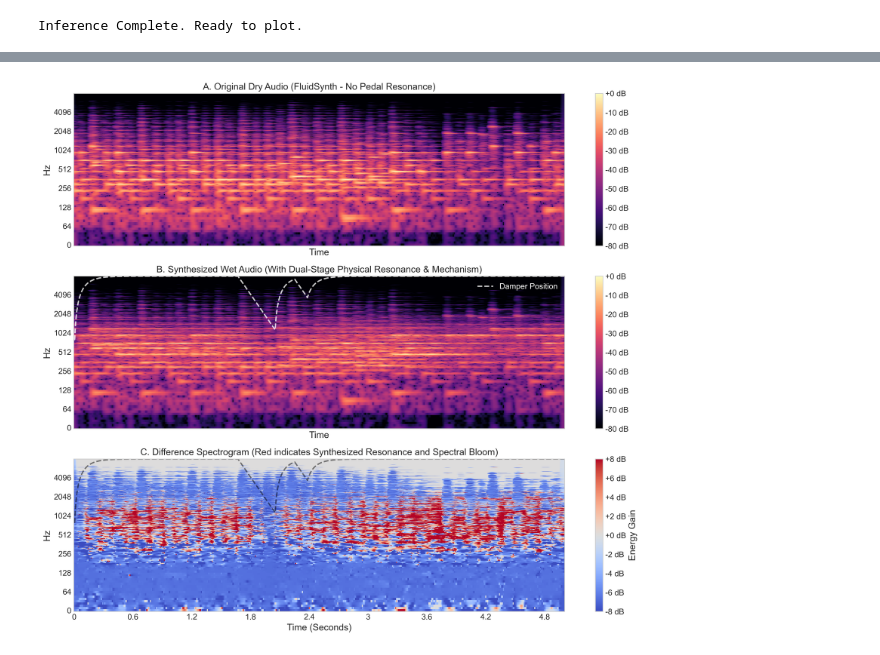
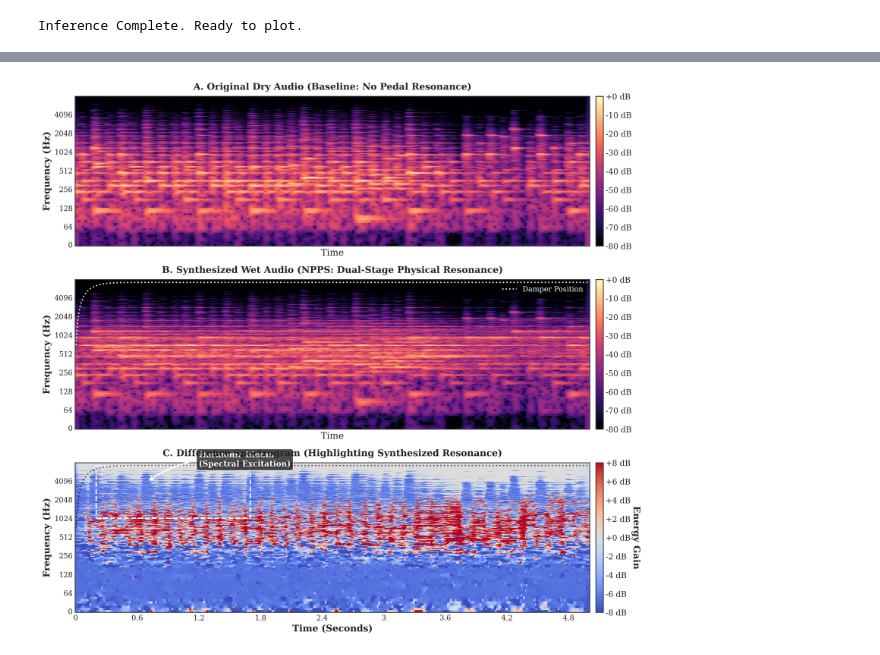
Before and after one commit to xiaofei1412/My-Neuro-Physical-Piano, a Jupyter notebook: notebooks/generate_paper_figures.ipynb, the cells around one changed output, grey strips where cells are left out. Saved outputs shown, nothing was run; the diff lists cells and outputs as text; code cells hidden in the pictures.

```diff
--- a/notebooks/generate_paper_figures.ipynb
+++ b/notebooks/generate_paper_figures.ipynb
@@ -7,11 +7,12 @@ import numpy as np
 import librosa
 import librosa.display
 import matplotlib.pyplot as plt
+import matplotlib.patches as patches
 import soundfile as sf
 import yaml
-from matplotlib.colors import LinearSegmentedColormap
+from mpl_toolkits.axes_grid1.inset_locator import mark_inset
 
-# Setup project root (adjust if your notebook is inside a 'notebooks' folder)
+# Setup project root
 if os.path.basename(os.getcwd()) == 'notebooks':
     PROJECT_ROOT = os.path.dirname(os.getcwd())
 else:
@@ -21,14 +22,17 @@ sys.path.append(PROJECT_ROOT)
 from src.dataset import MaestroDataset
 from src.models import PedalNet, PedalMechanism, AcousticModel
 
-# Set plot style for publication
+# Publication-Ready Style
 plt.style.use('seaborn-v0_8-whitegrid')
 plt.rcParams.update({
+    'font.family': 'serif',
     'font.size': 12,
     'axes.labelsize': 14,
-    'axes.titlesize': 16,
-    'legend.fontsize': 12,
-    'figure.dpi': 300 # High resolution for paper
+    'axes.titlesize': 15,
+    'legend.fontsize': 11,
+    'figure.dpi': 300,
+    'axes.edgecolor': '#333333',
+    'axes.linewidth': 1.2
 })
 
 device = torch.device('cuda' if torch.cuda.is_available() else 'cpu')
@@ -162,46 +191,65 @@ plt.show()
 # %%
-# --- Cell 5: Figure 2 - Spectral Bloom and Acoustic Synthesis ---
+# --- Cell 5: Figure 2 - Spectral Bloom and Acoustic Synthesis (With Bounding Boxes) ---
 fig, axes = plt.subplots(3, 1, figsize=(14, 12), sharex=True)
 
 n_fft = 2048
 hop_length = 160
 sr = 16000
 
-# 1. Calculate Spectrograms
+# Calculate Spectrograms
 D_dry = librosa.amplitude_to_db(np.abs(librosa.stft(audio_dry_np, n_fft=n_fft, hop_length=hop_length)), ref=np.max)
 D_wet = librosa.amplitude_to_db(np.abs(librosa.stft(audio_wet_np, n_fft=n_fft, hop_length=hop_length)), ref=np.max)
-
-# Calculate difference
 min_len = min(D_dry.shape[1], D_wet.shape[1])
 D_diff = D_wet[:, :min_len] - D_dry[:, :min_len]
 
 # Plot A: Dry Audio
 ax1 = axes[0]
 img1 = librosa.display.specshow(D_dry, y_axis='log', x_axis='time', sr=sr, hop_length=hop_length, ax=ax1, cmap='magma')
-ax1.set_title("A. Original Dry Audio (FluidSynth - No Pedal Resonance)", fontsize=14)
-fig.colorbar(img1, ax=ax1, format="%+2.0f dB")
+ax1.set_title("A. Original Dry Audio (Baseline: No Pedal Resonance)", fontsize=14, fontweight='bold', pad=10)
+fig.colorbar(img1, ax=ax1, format="%+2.0f dB", pad=0.01)
 
 # Plot B: Wet Audio (Ours)
 ax2 = axes[1]
 img2 = librosa.display.specshow(D_wet, y_axis='log', x_axis='time', sr=sr, hop_length=hop_length, ax=ax2, cmap='magma')
-ax2.plot(time_axis_audio, pos_np * sr/2, color='white', linewidth=2, linestyle='--', alpha=0.8, label='Damper Position')
-ax2.set_title("B. Synthesized Wet Audio (With Dual-Stage Physical Resonance & Mechanism)", fontsize=14)
-ax2.legend(loc='upper right', facecolor='black', labelcolor='white')
-fig.colorbar(img2, ax=ax2, format="%+2.0f dB")
+ax2.plot(time_axis_audio, pos_np * (sr/2)*0.9, color='white', linewidth=2, linestyle=':', alpha=0.9, label='Damper Position')
+ax2.set_title("B. Synthesized Wet Audio (NPPS: Dual-Stage Physical Resonance)", fontsize=14, fontweight='bold', pad=10)
+ax2.legend(loc='upper right', facecolor='black', edgecolor='white', labelcolor='white')
+fig.colorbar(img2, ax=ax2, format="%+2.0f dB", pad=0.01)
 
 # Plot C: Difference (The "Bloom" Effect)
 ax3 = axes[2]
-# High-sensitivity visualization mapping (vmax=8) to capture fine physical harmonics
-vmax = 8
+vmax = 8 # High-sensitivity threshold
 img3 = librosa.display.specshow(D_diff, y_axis='log', x_axis='time', sr=sr, hop_length=hop_length, ax=ax3, cmap='coolwarm', vmin=-vmax, vmax=vmax)
-ax3.plot(time_axis_audio, pos_np * sr/2, color='black', linewidth=2, linestyle='--', alpha=0.5)
-ax3.set_title("C. Difference Spectrogram (Red indicates Synthesized Resonance and Spectral Bloom)", fontsize=14)
-fig.colorbar(img3, ax=ax3, format="%+2.0f dB", label="Energy Gain")
+ax3.plot(time_axis_audio, pos_np * (sr/2)*0.9, color='black', linewidth=2, linestyle=':', alpha=0.6)
+ax3.set_title("C. Difference Spectrogram (Highlighting Synthesized Resonance)", fontsize=14, fontweight='bold', pad=10)
+cbar = fig.colorbar(img3, ax=ax3, format="%+2.0f dB", pad=0.01)
+cbar.set_label("Energy Gain", rotation=270, labelpad=15, fontweight='bold')
 
-plt.xlabel("Time (Seconds)")
+# Bounding Boxes and Annotations
+# Draw a box at the point where the first pedal is pressed to mark the high-frequency overtone range
+highlight_start = zoom_center_time + 0.2
+highlight_end = highlight_start + 1.5
+rect = patches.Rectangle((highlight_start, 1024), highlight_end - highlight_start, 6000,
+                         linewidth=2, edgecolor='white', facecolor='none', linestyle='dashed')
+ax3.add_patch(rect)
+
+# Add text descriptions with arrows
+ax3.annotate('Harmonic Bloom\n(Spectral Excitation)',
+             xy=(highlight_start + 0.5, 4000), xycoords='data',
+             xytext=(highlight_start + 1.0, 7000), textcoords='data',
+             color='white', fontweight='bold', fontsize=12,
+             bbox=dict(boxstyle="round,pad=0.3", fc="black", ec="white", alpha=0.7),
+             arrowprops=dict(arrowstyle="->", color="white", lw=2, connectionstyle="arc3,rad=0.2"))
+
+# Clean up axes formatting
+for ax in axes:
+    ax.set_ylabel("Frequency (Hz)", fontweight='bold')
+    ax.tick_params(axis='both', which='major', labelsize=11)
+
+axes[2].set_xlabel("Time (Seconds)", fontweight='bold', fontsize=14)
 plt.tight_layout()
 
-plt.savefig("fig_spectral_bloom_final.pdf", bbox_inches='tight')
+plt.savefig("fig_spectral_bloom_academic.pdf", bbox_inches='tight')
 plt.show()
 # %% [output]
-[figure, old version]
+[figure, new version]
```
Also changed, not shown: parts of 1 cell of this notebook, 4 other files.
